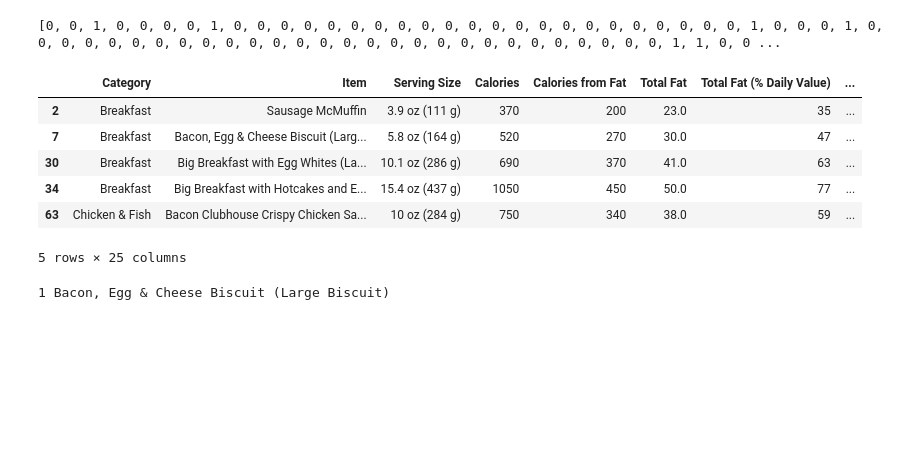
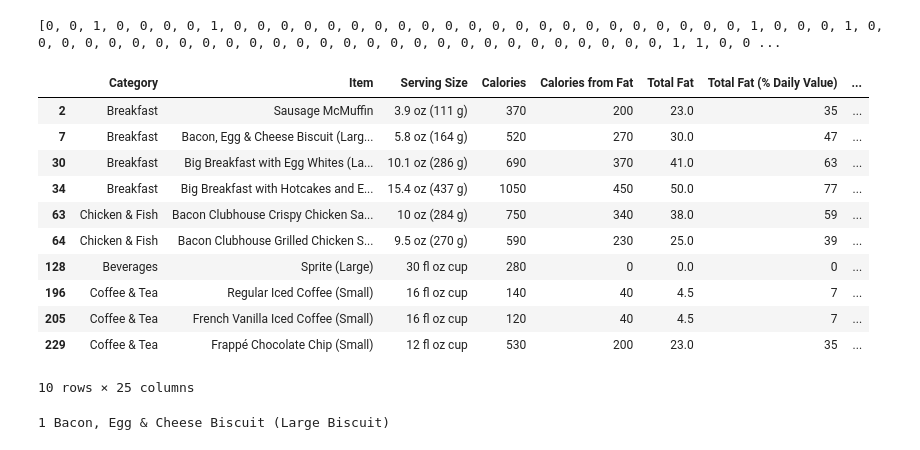
Before and after one commit to James-Brooke/Hit_Your_Maccies, a Jupyter notebook: scale the genetics.ipynb, the cells around one changed output. Saved outputs shown, nothing was run; the diff lists cells and outputs as text; code cells hidden in the pictures; blank space fills up the shorter version.

```diff
--- a/scale the genetics.ipynb
+++ b/scale the genetics.ipynb
@@ -309,15 +309,20 @@ df["Solution"] = lolol
 # %%
 solution_df = df[df.Solution>=1]
 # %%
-solution_df.head()
+solution_df.head(10)
 # %% [output]
 |  | Category | Item | Serving Size | Calories | Calories from Fat | Total Fat | Total Fat (% Daily Value) | ... |
 | 2 | Breakfast | Sausage McMuffin | 3.9 oz (111 g) | 370 | 200 | 23.0 | 35 | ... |
 | 7 | Breakfast | Bacon, Egg & Cheese Biscuit (Larg... | 5.8 oz (164 g) | 520 | 270 | 30.0 | 47 | ... |
 | 30 | Breakfast | Big Breakfast with Egg Whites (La... | 10.1 oz (286 g) | 690 | 370 | 41.0 | 63 | ... |
 | 34 | Breakfast | Big Breakfast with Hotcakes and E... | 15.4 oz (437 g) | 1050 | 450 | 50.0 | 77 | ... |
 | 63 | Chicken & Fish | Bacon Clubhouse Crispy Chicken Sa... | 10 oz (284 g) | 750 | 340 | 38.0 | 59 | ... |
+| 64 | Chicken & Fish | Bacon Clubhouse Grilled Chicken S... | 9.5 oz (270 g) | 590 | 230 | 25.0 | 39 | ... |
+| 128 | Beverages | Sprite (Large) | 30 fl oz cup | 280 | 0 | 0.0 | 0 | ... |
+| 196 | Coffee & Tea | Regular Iced Coffee (Small) | 16 fl oz cup | 140 | 40 | 4.5 | 7 | ... |
+| 205 | Coffee & Tea | French Vanilla Iced Coffee (Small) | 16 fl oz cup | 120 | 40 | 4.5 | 7 | ... |
+| 229 | Coffee & Tea | Frappé Chocolate Chip (Small) | 12 fl oz cup | 530 | 200 | 23.0 | 35 | ... |
-5 rows × 25 columns
+10 rows × 25 columns
 # %%
 sol_list = solution_df["Solution"].tolist()
 # %%
```
Also changed, not shown: parts of 9 cells of this notebook.
